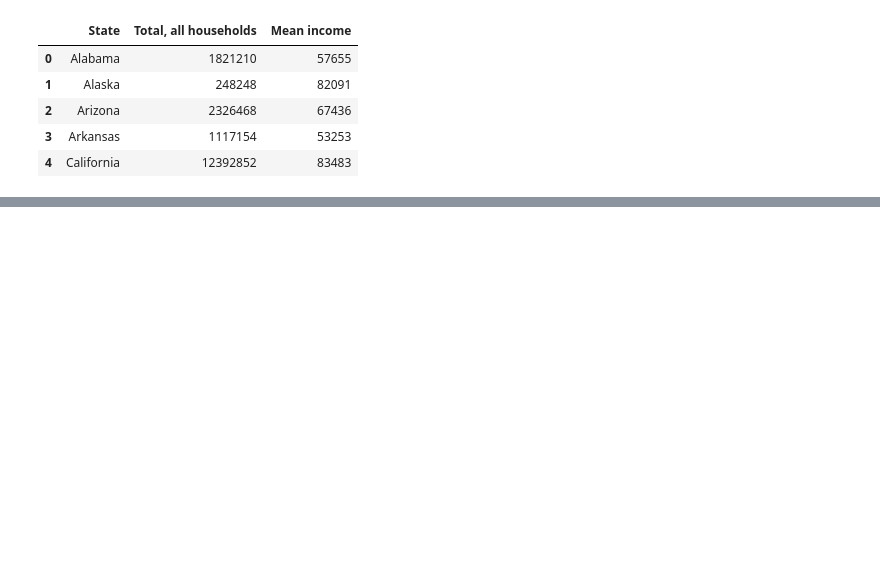
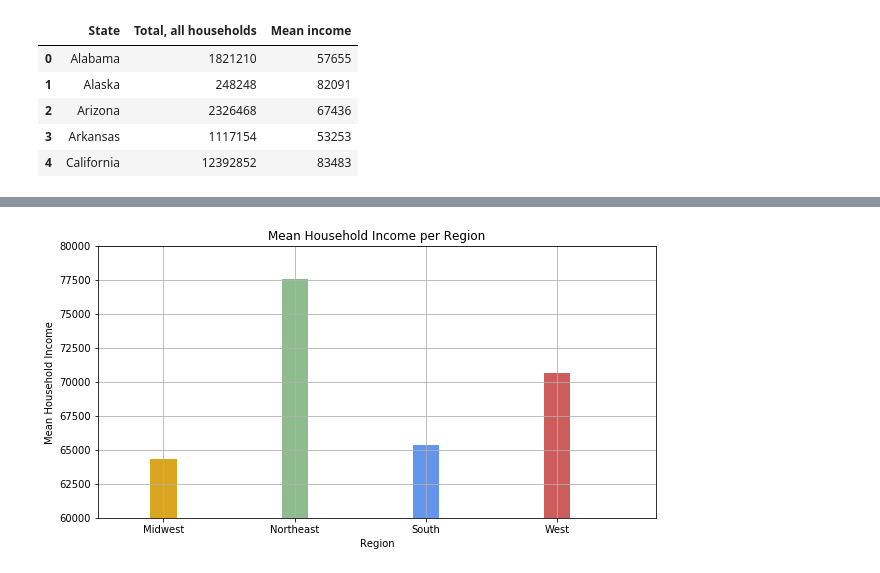
Before and after one commit to ericaleon/mental-health, a Jupyter notebook: Demographics.ipynb, the cells around one changed output, grey strips where cells are left out. Cells and saved outputs as stored; diff of their text form; code cells hidden in the pictures; blank space fills up the shorter version.

```diff
--- a/Demographics.ipynb
+++ b/Demographics.ipynb
@@ -311,0 +165,22 @@ sizes_race = ["83.68", "7.63", "1.61", "2.63", "0.03", "1.85"]
+# %%
+#mean income per region bar graph
+plt.bar(income_df["Region"], income_df["Mean Income"], width=.2, color=["goldenrod", "darkseagreen", "cornflowerblue", "indianred"])
+plt.title("Mean Household Income per Region", fontsize=12)
+plt.xlabel("Region", fontsize=10)
+plt.ylabel("Mean Household Income", fontsize=10)
+plt.xticks(fontsize=10)
+plt.xlim(-0.5, len(income_df["Region"])-0.25)
+plt.ylim(60000, 80000)
+plt.grid()
+
+fig_size = plt.rcParams["figure.figsize"]
+fig_size
+
+fig_size[0] = 10
+fig_size[1] = 5
+
+plt.savefig("IncomePerRegion.png")
+
+plt.show()
+# %% [output]
+[figure, added]
```
Also changed, not shown: parts of 35 cells of this notebook, 13 other files.
